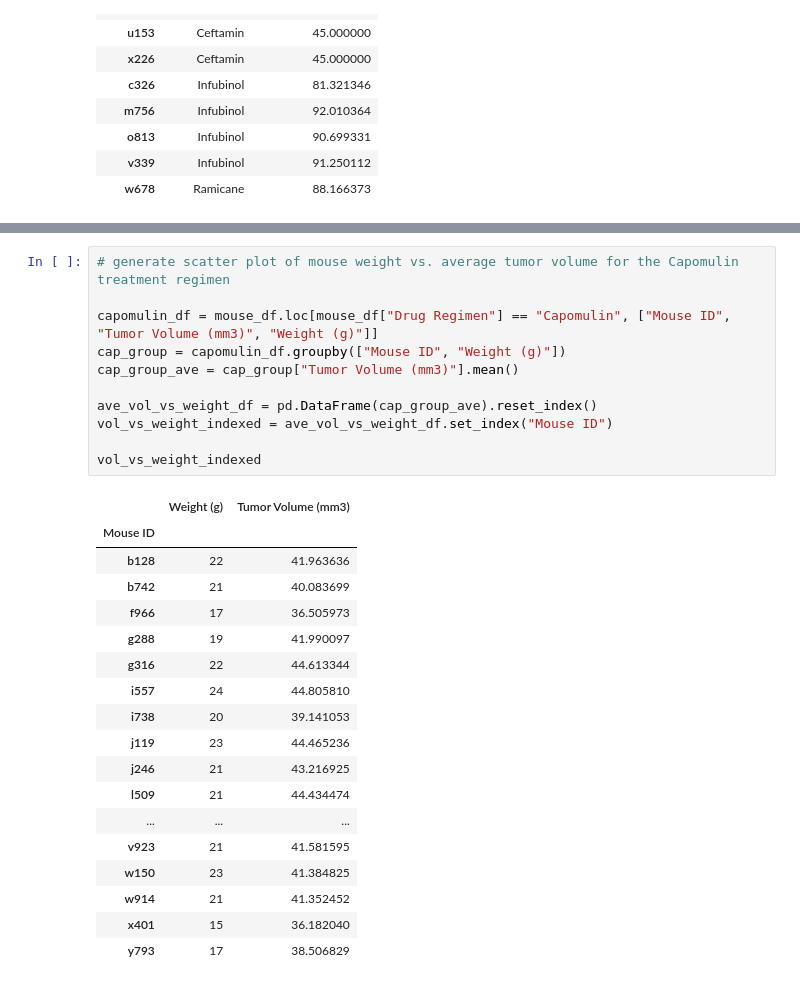
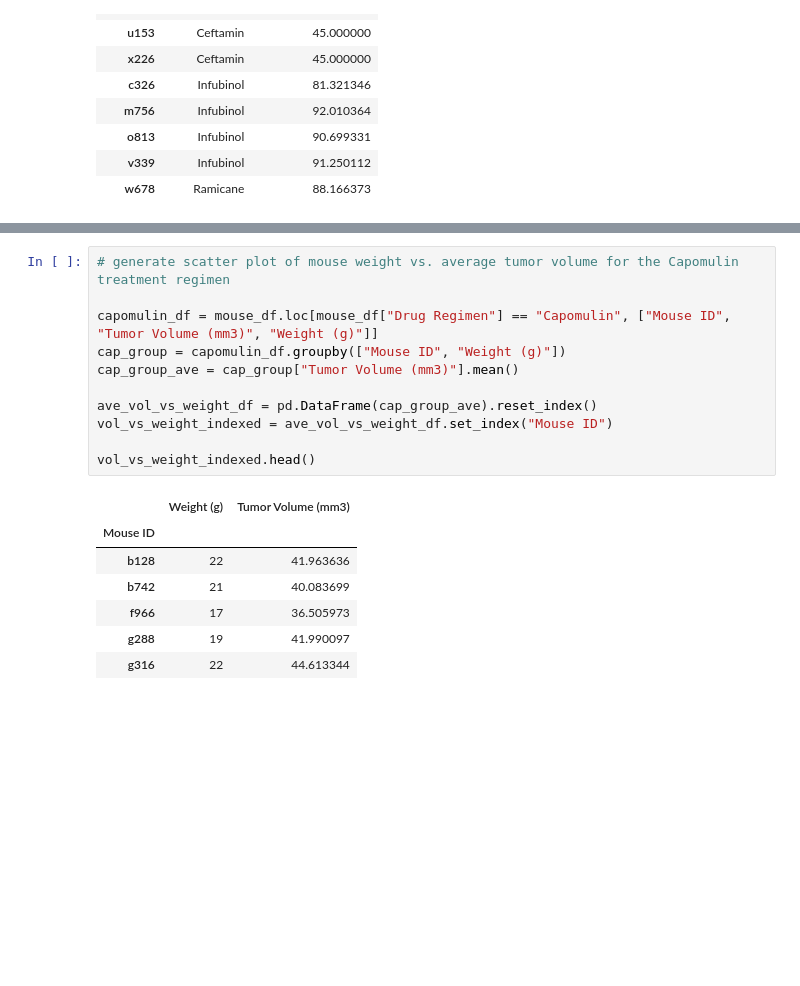
Before and after one commit to KinlayD/matplotlib-challenge, a Jupyter notebook: pymaceuticals.ipynb, the cells around one changed output, grey strips where cells are left out. Drawn from its saved outputs; the diff is of its cells as text; blank space fills up the shorter version.

```diff
--- a/pymaceuticals.ipynb
+++ b/pymaceuticals.ipynb
@@ -239,30 +282,19 @@ Text(0, 0.5, 'Tumor Volume (mm3)')
 # %%
 # generate scatter plot of mouse weight vs. average tumor volume for the Capomulin treatment regimen
 
 capomulin_df = mouse_df.loc[mouse_df["Drug Regimen"] == "Capomulin", ["Mouse ID", "Tumor Volume (mm3)", "Weight (g)"]]
 cap_group = capomulin_df.groupby(["Mouse ID", "Weight (g)"])
 cap_group_ave = cap_group["Tumor Volume (mm3)"].mean()
 
 ave_vol_vs_weight_df = pd.DataFrame(cap_group_ave).reset_index()
 vol_vs_weight_indexed = ave_vol_vs_weight_df.set_index("Mouse ID")
 
-vol_vs_weight_indexed
+vol_vs_weight_indexed.head()
 # %% [output]
 |  | Weight (g) | Tumor Volume (mm3) |
 | Mouse ID |  |  |
 | b128 | 22 | 41.963636 |
 | b742 | 21 | 40.083699 |
 | f966 | 17 | 36.505973 |
 | g288 | 19 | 41.990097 |
 | g316 | 22 | 44.613344 |
-| i557 | 24 | 44.805810 |
-| i738 | 20 | 39.141053 |
-| j119 | 23 | 44.465236 |
-| j246 | 21 | 43.216925 |
-| l509 | 21 | 44.434474 |
-| ... | ... | ... |
-| v923 | 21 | 41.581595 |
-| w150 | 23 | 41.384825 |
-| w914 | 21 | 41.352452 |
-| x401 | 15 | 36.182040 |
-| y793 | 17 | 38.506829 |
```
Also changed, not shown: parts of 10 cells of this notebook.
